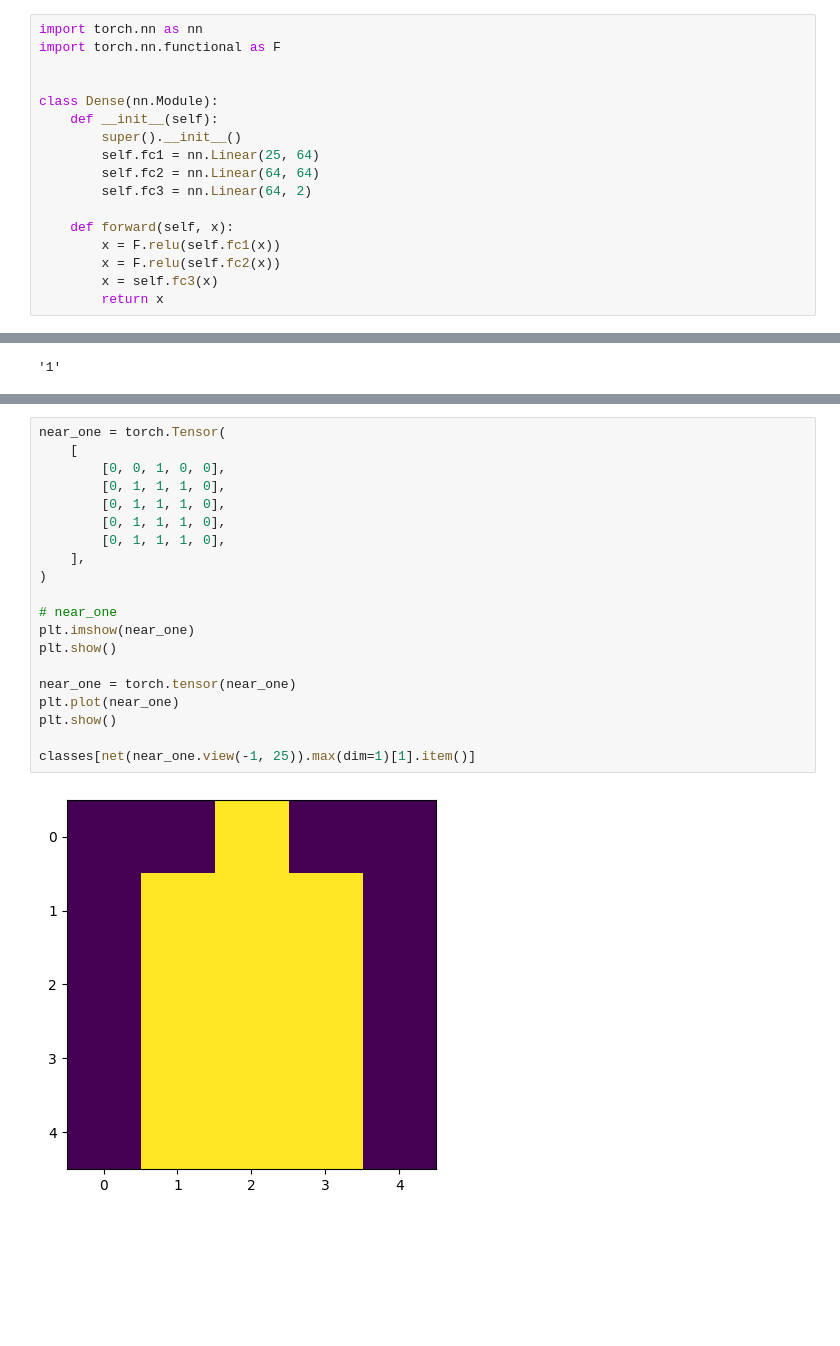
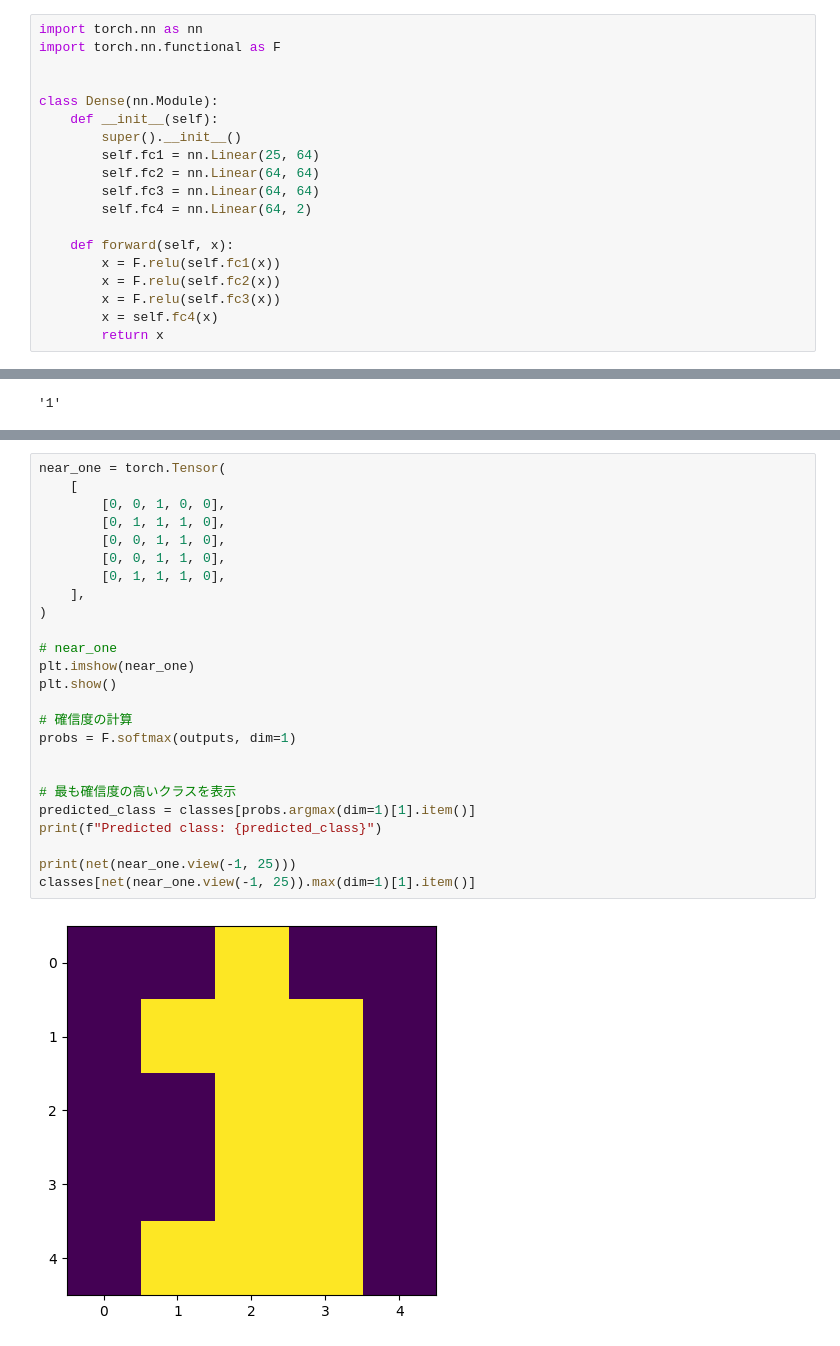
Before and after one commit to kagami-tsukimura/pytorch-deeplearning, a Jupyter notebook: 1_fnn/ex.ipynb, the cells around one changed output, grey strips where cells are left out. Saved outputs shown, nothing was run; the diff lists cells and outputs as text; blank space fills up the shorter version.

```diff
--- a/1_fnn/ex.ipynb
+++ b/1_fnn/ex.ipynb
@@ -121,12 +121,14 @@ class Dense(nn.Module):
         super().__init__()
         self.fc1 = nn.Linear(25, 64)
         self.fc2 = nn.Linear(64, 64)
-        self.fc3 = nn.Linear(64, 2)
+        self.fc3 = nn.Linear(64, 64)
+        self.fc4 = nn.Linear(64, 2)
 
     def forward(self, x):
         x = F.relu(self.fc1(x))
         x = F.relu(self.fc2(x))
-        x = self.fc3(x)
+        x = F.relu(self.fc3(x))
+        x = self.fc4(x)
         return x
 # %%
 net = Dense()
@@ -215,22 +229,27 @@ classes[net(near_zero.view(-1, 25)).max(dim=1)[1].item()]
 # %%
 near_one = torch.Tensor(
     [
         [0, 0, 1, 0, 0],
         [0, 1, 1, 1, 0],
-        [0, 1, 1, 1, 0],
-        [0, 1, 1, 1, 0],
+        [0, 0, 1, 1, 0],
+        [0, 0, 1, 1, 0],
         [0, 1, 1, 1, 0],
     ],
 )
 
 # near_one
 plt.imshow(near_one)
 plt.show()
 
-near_one = torch.tensor(near_one)
-plt.plot(near_one)
-plt.show()
+# 確信度の計算
+probs = F.softmax(outputs, dim=1)
 
+
+# 最も確信度の高いクラスを表示
+predicted_class = classes[probs.argmax(dim=1)[1].item()]
+print(f"Predicted class: {predicted_class}")
+
+print(net(near_one.view(-1, 25)))
 classes[net(near_one.view(-1, 25)).max(dim=1)[1].item()]
 # %% [output]
-[figure, old version]
+[figure, new version]
```
Also changed, not shown: parts of 5 cells of this notebook.
